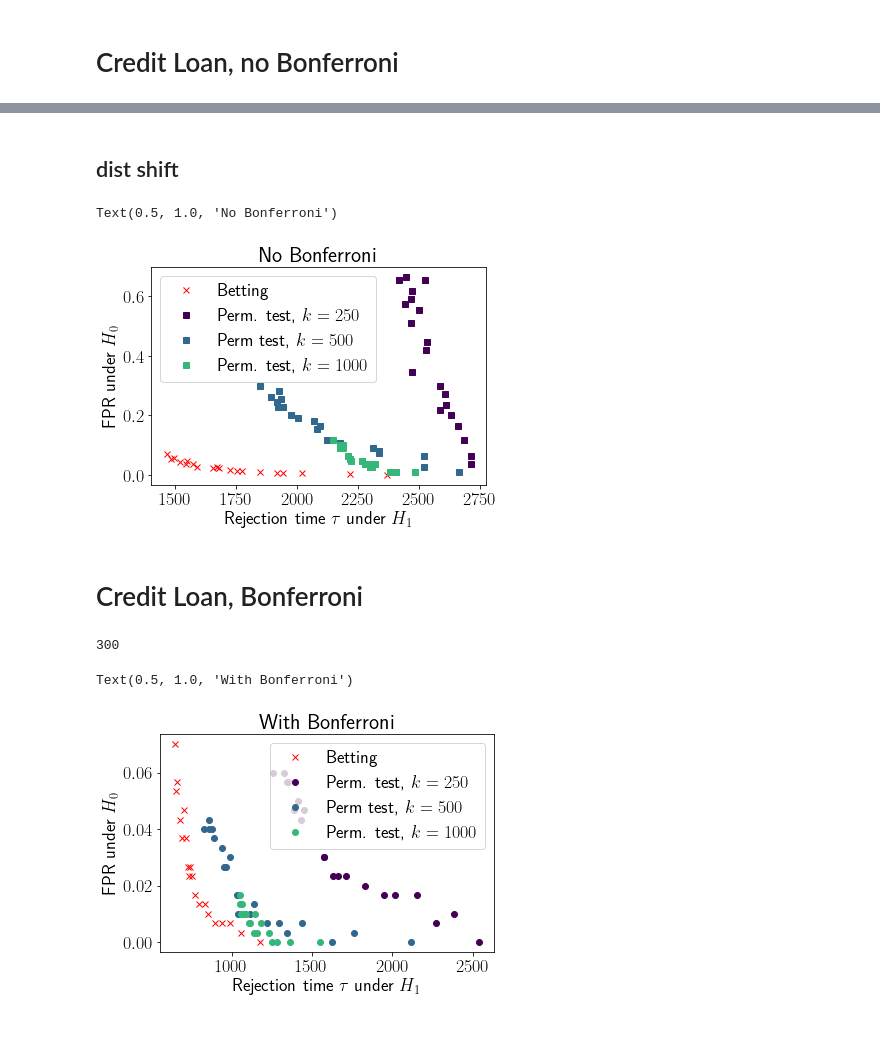
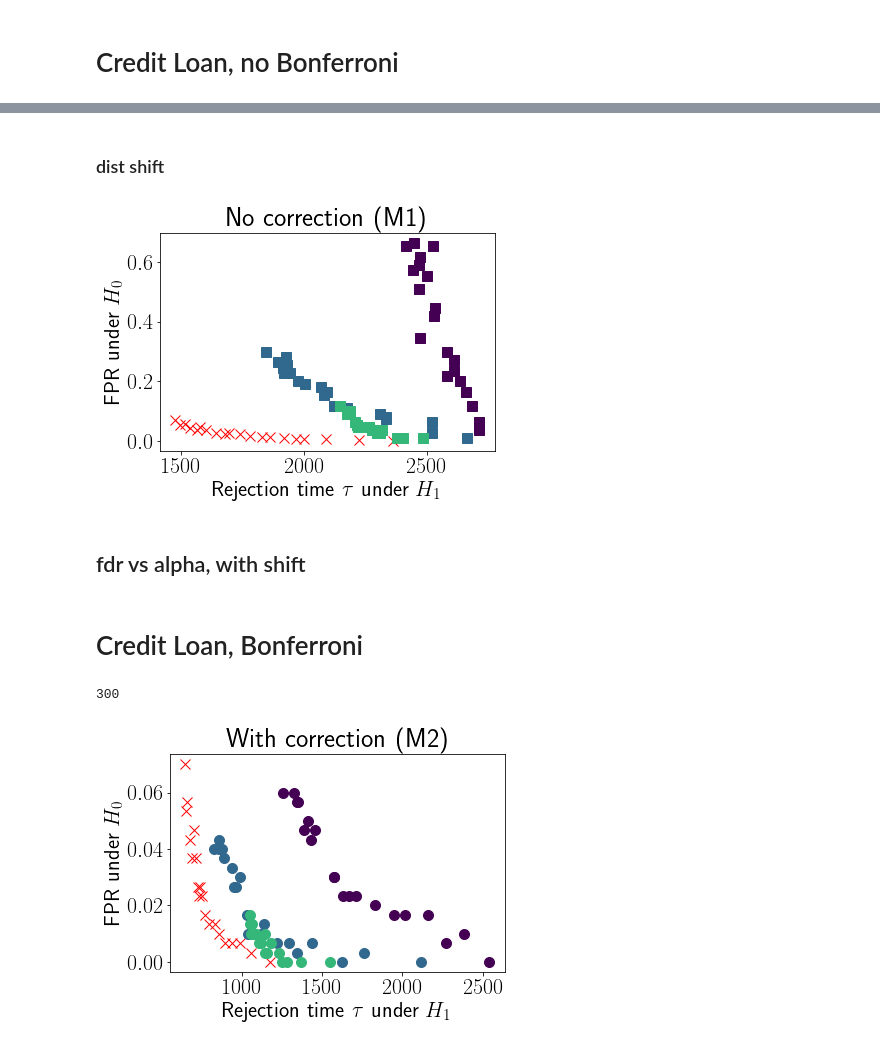
Before and after one commit to secg5/auditing_fairness_by_betting, a Jupyter notebook: plots.ipynb, the cells around one changed output, grey strips where cells are left out. Cells and saved outputs as stored; diff of their text form; code cells hidden in the pictures.

```diff
--- a/plots.ipynb
+++ b/plots.ipynb
@@ -3,7 +3,9 @@ import matplotlib.pyplot as plt
 import matplotlib as mpl
 from methods import *
 # %%
-mpl.rcParams['font.size'] = 18
+mpl.rcParams['font.size'] = 22
+mpl.rcParams['lines.markersize'] = 10
+mpl.rcParams['lines.linewidth'] = 3
 mpl.rcParams['text.usetex'] = True
 # %% [markdown]
 # Credit Loan, no Bonferroni
@@ -45,0 +43,18 @@ perm_1000_rejects = load_results('perm_1000_rejects_loan')
+# %%
+betting_fdr = load_results('betting_loan_fdr')
+perm_250_fdr = load_results('perm_250_loan_fdr')
+perm_500_fdr = load_results('perm_500_loan_fdr')
+perm_1000_fdr = load_results('perm_1000_loan_fdr')
+
+alphas = np.linspace(0.005, 0.1, 20)
+
+plt_mean_std(plt, betting_fdr, alphas, None, color='red', lw=2, ls='', marker='x', plot_std=False)
+plt_mean_std(plt, perm_250_fdr, alphas, None, marker='s', color=cmap[0], plot_std=False)
+plt_mean_std(plt, perm_500_fdr, alphas, None, marker='s', color=cmap[1], plot_std=False)
+plt_mean_std(plt, perm_1000_fdr, alphas, None, marker='s', color=cmap[2], plot_std=False)
+plt.plot([0, 0.1], [0, 0.1], color='k', lw=3, label='Desired FPR')
+plt.xlabel('$\\alpha$')
+plt.ylabel('False Positive Rate (FPR)')
+plt.title('Type-I error')
+plt.legend(fontsize=18, loc='upper left')
+plt.savefig('plots/loan_fpr.png', dpi=300, bbox_inches='tight')
@@ -46,24 +63,26 @@ perm_1000_rejects = load_results('perm_1000_rejects_loan')
 # %% [markdown]
-## dist shift
+### dist shift
 # %%
 betting_shift = load_results('betting_shift_loan')
 perm_250_shift = load_results('perm_250_shift_loan')
 perm_500_shift = load_results('perm_500_shift_loan')
 perm_1000_shift = load_results('perm_1000_shift_loan')
 
 
 plt.plot(np.mean(betting_shift, axis=0), np.mean(betting_fdr, axis=0), 'x', c='red', label='Betting')
 plt.plot(np.mean(perm_250_shift, axis=0), np.mean(perm_250_fdr, axis=0), 's', c=cmap[0], label='Perm. test, $k=250$')
 plt.plot(np.mean(perm_500_shift, axis=0), np.mean(perm_500_fdr, axis=0), 's', c=cmap[1], label='Perm test, $k=500$')
 plt.plot(np.mean(perm_1000_shift, axis=0), np.mean(perm_1000_fdr, axis=0), 's', c=cmap[2], label='Perm. test, $k=1000$')
 
-plt.legend()
+# plt.legend()
 plt.xlabel('Rejection time $\\tau$ under $H_1$')
 plt.ylabel('FPR under $H_0$')
-plt.title('No Bonferroni')
+plt.title('No correction (M1)')
+plt.savefig('plots/no_correction_loan_shift.png', dpi=300, bbox_inches='tight')
 # %% [output]
-Text(0.5, 1.0, 'No Bonferroni')
-[figure, old version]
+[figure, new version]
+# %% [markdown]
+## fdr vs alpha, with shift
 # %% [markdown]
 # Credit Loan, Bonferroni
 # %%
@@ -86,11 +105,11 @@ plt.plot(np.mean(permb_250_tau, axis=0), np.mean(permb_250_fdr, axis=0), 'o', c=
 plt.plot(np.mean(permb_500_tau, axis=0), np.mean(permb_500_fdr, axis=0), 'o', c=cmap[1], label='Perm test, $k=500$')
 plt.plot(np.mean(permb_1000_tau, axis=0), np.mean(permb_1000_fdr, axis=0), 'o', c=cmap[2], label='Perm. test, $k=1000$')
 
-plt.legend()
+# plt.legend()
 plt.xlabel('Rejection time $\\tau$ under $H_1$')
 plt.ylabel('FPR under $H_0$')
-plt.title('With Bonferroni')
+plt.title('With correction (M2)')
+plt.savefig('plots/correction_loan.png', dpi=300, bbox_inches='tight')
 # %% [output]
 300
-Text(0.5, 1.0, 'With Bonferroni')
-[figure, old version]
+[figure, new version]
```
Also changed, not shown: parts of 14 cells of this notebook, 3 other files.
